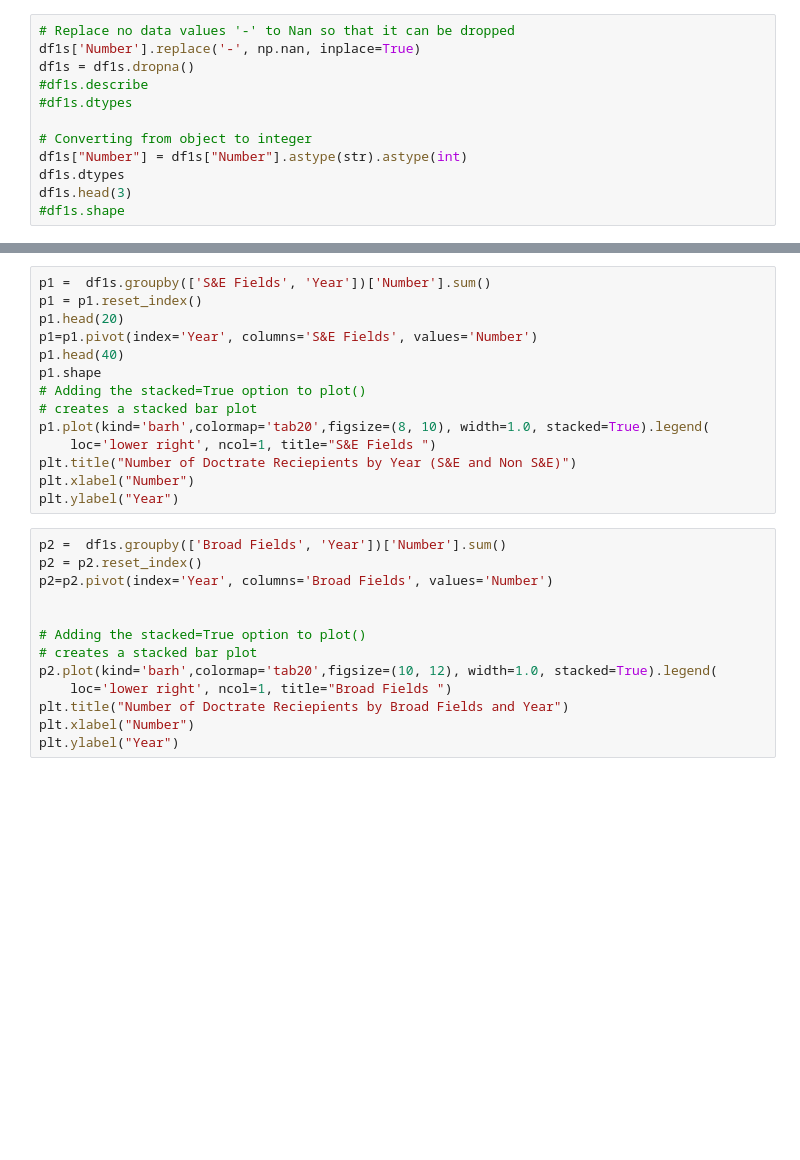
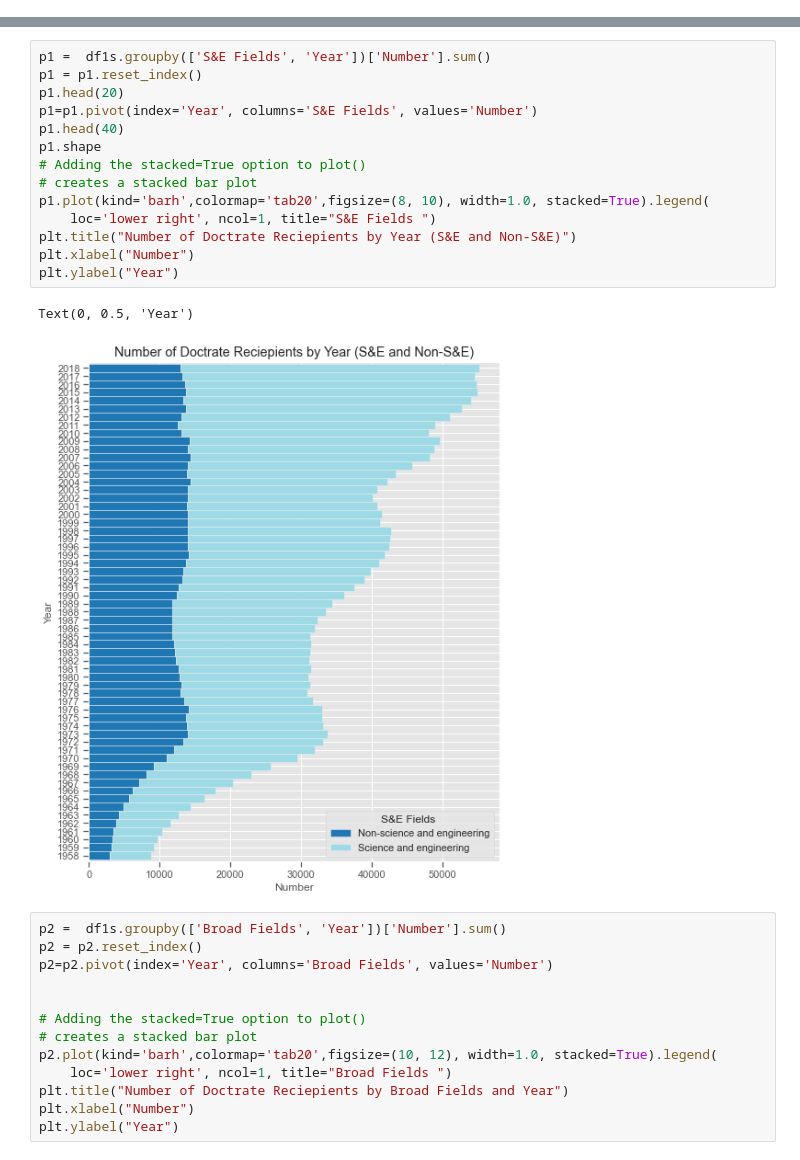
Before and after one commit to mulukenm/dataScience, a Jupyter notebook: SQLComparisonVisualization.ipynb, the cells around one changed output, grey strips where cells are left out. Saved outputs shown, nothing was run; the diff lists cells and outputs as text; blank space fills up the shorter version.

```diff
--- a/SQLComparisonVisualization.ipynb
+++ b/SQLComparisonVisualization.ipynb
@@ -86,12 +80,0 @@ df1s.shape
-# %%
-# Replace no data values '-' to Nan so that it can be dropped
-df1s['Number'].replace('-', np.nan, inplace=True)
-df1s = df1s.dropna()
-#df1s.describe
-#df1s.dtypes
-
-# Converting from object to integer
-df1s["Number"] = df1s["Number"].astype(str).astype(int)
-df1s.dtypes
-df1s.head(3)
-#df1s.shape
@@ -100,17 +84,20 @@ ValueError: invalid literal for int() with base 10: '1445.0'
 # %%
 p1 =  df1s.groupby(['S&E Fields', 'Year'])['Number'].sum()
 p1 = p1.reset_index()
 p1.head(20)
 p1=p1.pivot(index='Year', columns='S&E Fields', values='Number')
 p1.head(40)
 p1.shape
 # Adding the stacked=True option to plot()
 # creates a stacked bar plot
 p1.plot(kind='barh',colormap='tab20',figsize=(8, 10), width=1.0, stacked=True).legend(
     loc='lower right', ncol=1, title="S&E Fields ")
-plt.title("Number of Doctrate Reciepients by Year (S&E and Non S&E)")
+plt.title("Number of Doctrate Reciepients by Year (S&E and Non-S&E)")
 plt.xlabel("Number")
 plt.ylabel("Year")
+# %% [output]
+Text(0, 0.5, 'Year')
+[figure, added]
 # %%
 p2 =  df1s.groupby(['Broad Fields', 'Year'])['Number'].sum()
 p2 = p2.reset_index()
```
Also changed, not shown: parts of 10 cells of this notebook.
